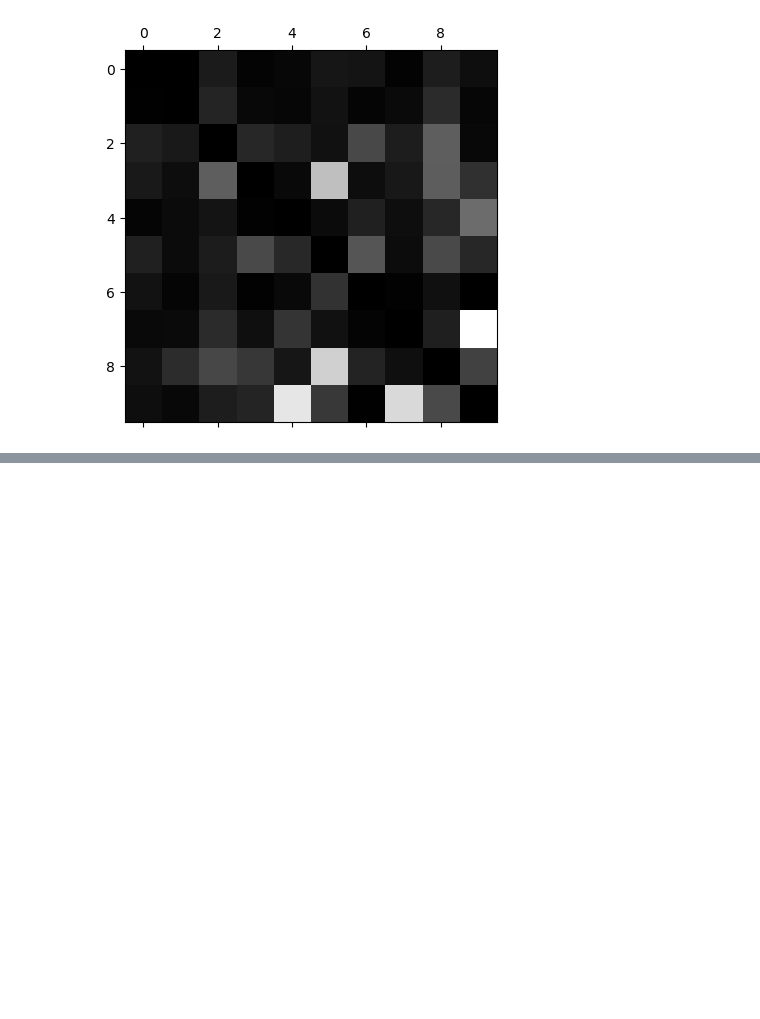
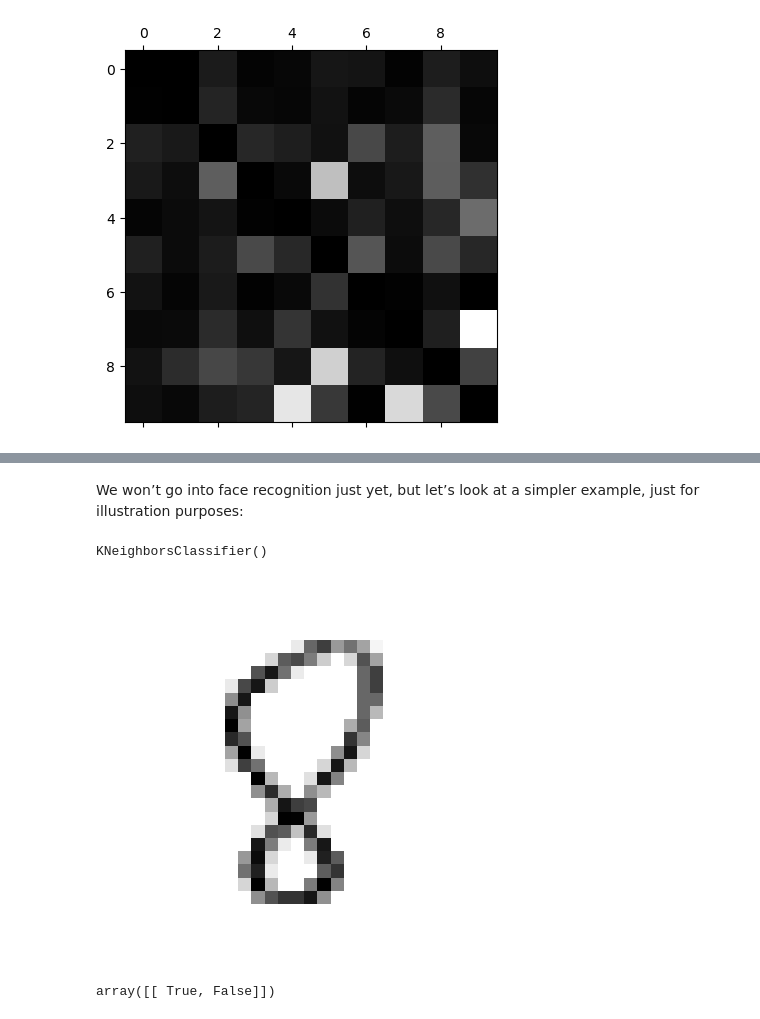
Before and after one commit to henryelorm/Hands-on-Machine-Learning, a Jupyter notebook: chapter3/mnist/mnist.ipynb, the cells around one changed output, grey strips where cells are left out. Cells and saved outputs as stored; diff of their text form; code cells hidden in the pictures; blank space fills up the shorter version.

```diff
--- a/chapter3/mnist/mnist.ipynb
+++ b/chapter3/mnist/mnist.ipynb
@@ -348,0 +527,31 @@ f1_score(y_multilabel, y_train_knn_pred, average="macro")
+# %% [markdown]
+We won’t go into face recognition just yet, but let’s look at a simpler example, just for illustration purposes:
+# %%
+# first we create two targets,
+# one that indicates a wherether a digit is large (7, 8, or 9) or not
+y_train_large = (y_train >= 7)
+
+# and another that incates whether or not it is odd.
+y_train_odd = (y_train % 2 == 1)
+
+y_multilabel = np.c_[y_train_large, y_train_odd]
+
+knn_clf = KNeighborsClassifier()
+knn_clf.fit(X_train, y_multilabel)
+# %% [output]
+KNeighborsClassifier()
+# %%
+rand_val = np.random.randint(y.shape[0])
+some_digit = X.loc[rand_val, :]
+
+predict_val = sdg_clf.predict([some_digit])
+
+some_digit_image = np.array(some_digit).reshape(28, 28)
+plt.imshow(some_digit_image, cmap='binary')
+plt.axis("off")
+plt.show()
+
+knn_clf.predict([some_digit])
+# %% [output]
+[figure, added]
+array([[ True, False]])
```
Also changed, not shown: parts of 130 cells of this notebook.
